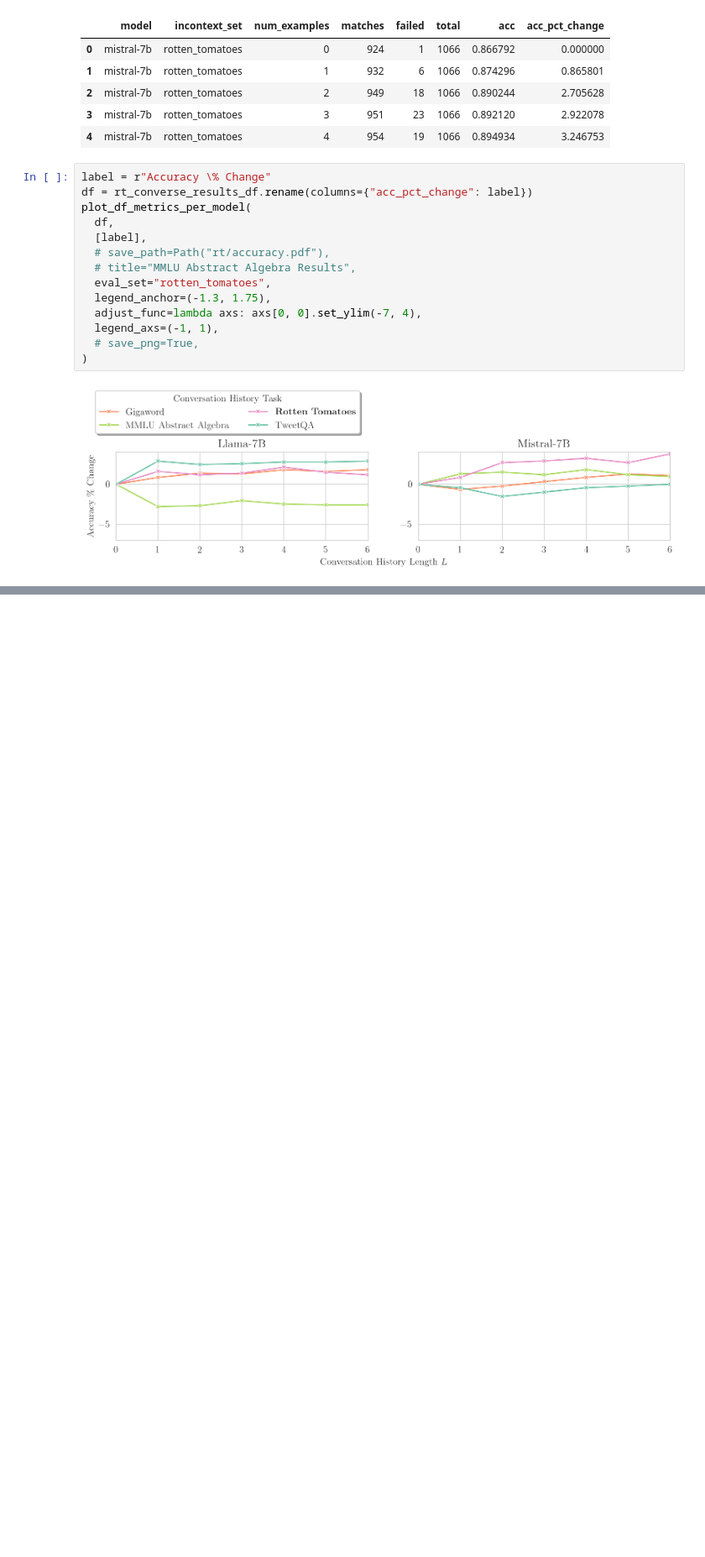
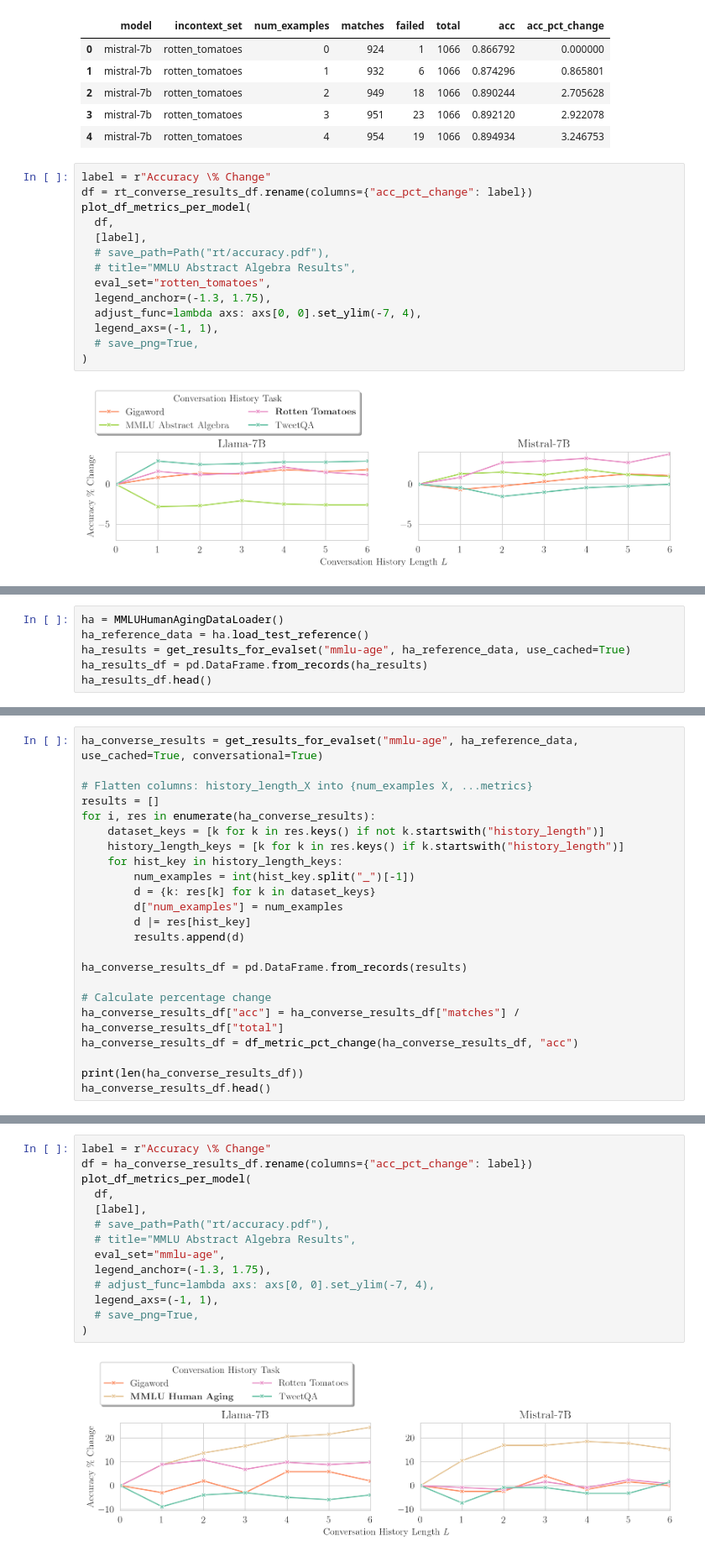
Before and after one commit to ivaxi0s/llm-task-switch, a Jupyter notebook: results/conversational.ipynb, the cells around one changed output, grey strips where cells are left out. Shown at 84% size. Drawn from its saved outputs; the diff is of its cells as text; blank space fills up the shorter version.

Commit message:
feat: conversation style with MMLU HA

```diff
--- a/results/conversational.ipynb
+++ b/results/conversational.ipynb
@@ -299,0 +302,6 @@ plot_df_metrics_per_model(
+# %%
+ha = MMLUHumanAgingDataLoader()
+ha_reference_data = ha.load_test_reference()
+ha_results = get_results_for_evalset("mmlu-age", ha_reference_data, use_cached=True)
+ha_results_df = pd.DataFrame.from_records(ha_results)
+ha_results_df.head()
@@ -299,0 +318,23 @@ plot_df_metrics_per_model(
+# %%
+ha_converse_results = get_results_for_evalset("mmlu-age", ha_reference_data, use_cached=True, conversational=True)
+
+# Flatten columns: history_length_X into {num_examples X, ...metrics}
+results = []
+for i, res in enumerate(ha_converse_results):
+    dataset_keys = [k for k in res.keys() if not k.startswith("history_length")]
+    history_length_keys = [k for k in res.keys() if k.startswith("history_length")]
+    for hist_key in history_length_keys:
+        num_examples = int(hist_key.split("_")[-1])
+        d = {k: res[k] for k in dataset_keys}
+        d["num_examples"] = num_examples
+        d |= res[hist_key]
+        results.append(d)
+
+ha_converse_results_df = pd.DataFrame.from_records(results)
+
+# Calculate percentage change
+ha_converse_results_df["acc"] = ha_converse_results_df["matches"] / ha_converse_results_df["total"]
+ha_converse_results_df = df_metric_pct_change(ha_converse_results_df, "acc")
+
+print(len(ha_converse_results_df))
+ha_converse_results_df.head()
@@ -299,0 +349,16 @@ plot_df_metrics_per_model(
+# %%
+label = r"Accuracy \% Change"
+df = ha_converse_results_df.rename(columns={"acc_pct_change": label})
+plot_df_metrics_per_model(
+  df,
+  [label],
+  # save_path=Path("rt/accuracy.pdf"),
+  # title="MMLU Abstract Algebra Results",
+  eval_set="mmlu-age",
+  legend_anchor=(-1.3, 1.75),
+  # adjust_func=lambda axs: axs[0, 0].set_ylim(-7, 4),
+  legend_axs=(-1, 1),
+  # save_png=True,
+)
+# %% [output]
+[figure, added]
```
Also changed, not shown: parts of 3 cells of this notebook, 22 other files.
